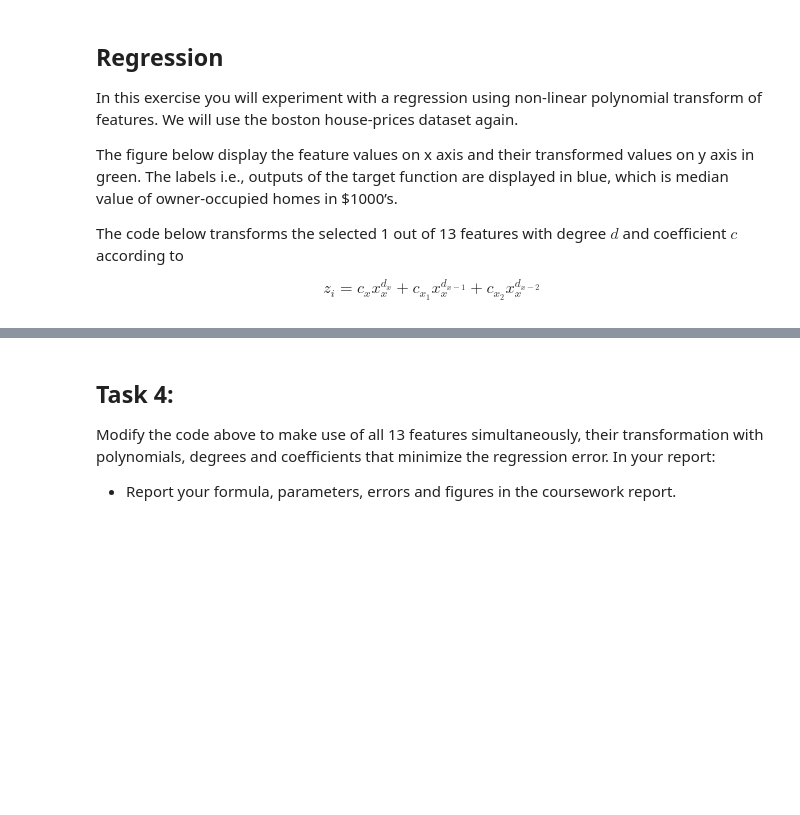
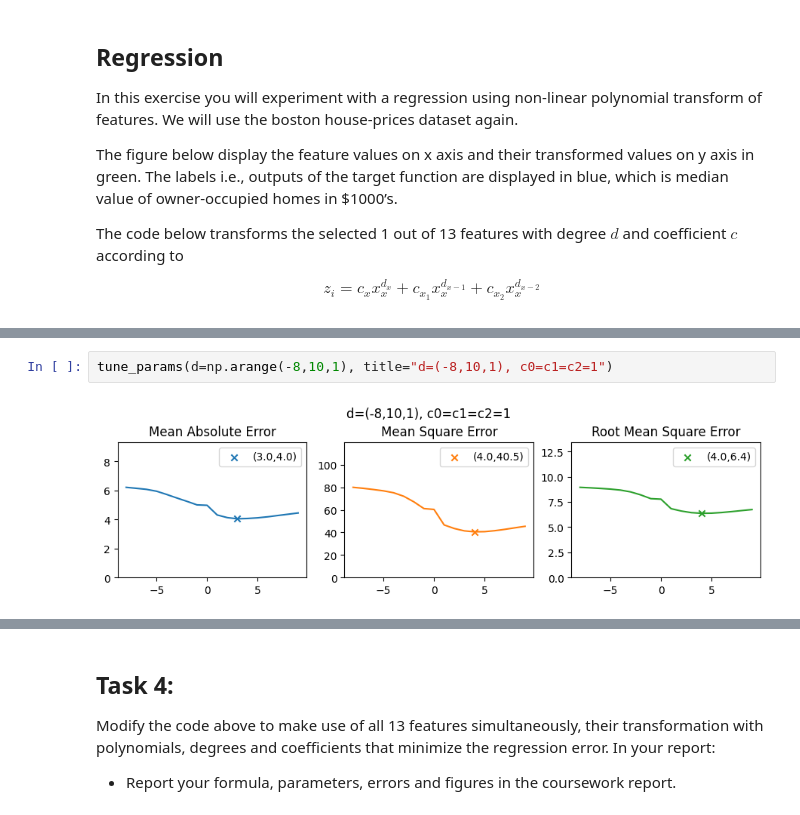
Before and after one commit to rachung2510/machine-learning-course, a Jupyter notebook: ML_non_linear_predictors.ipynb, the cells around one changed output, grey strips where cells are left out. Saved outputs shown, nothing was run; the diff lists cells and outputs as text; blank space fills up the shorter version.

```diff
--- a/ML_non_linear_predictors.ipynb
+++ b/ML_non_linear_predictors.ipynb
@@ -437,0 +525,4 @@ Based on trial and error, the chosen parameters are: feature = 5 (RM), $d_x = 4$
+# %%
+tune_params(d=np.arange(-8,10,1), title="d=(-8,10,1), c0=c1=c2=1")
+# %% [output]
+[figure, added]
```
Also changed, not shown: parts of 18 cells of this notebook.
